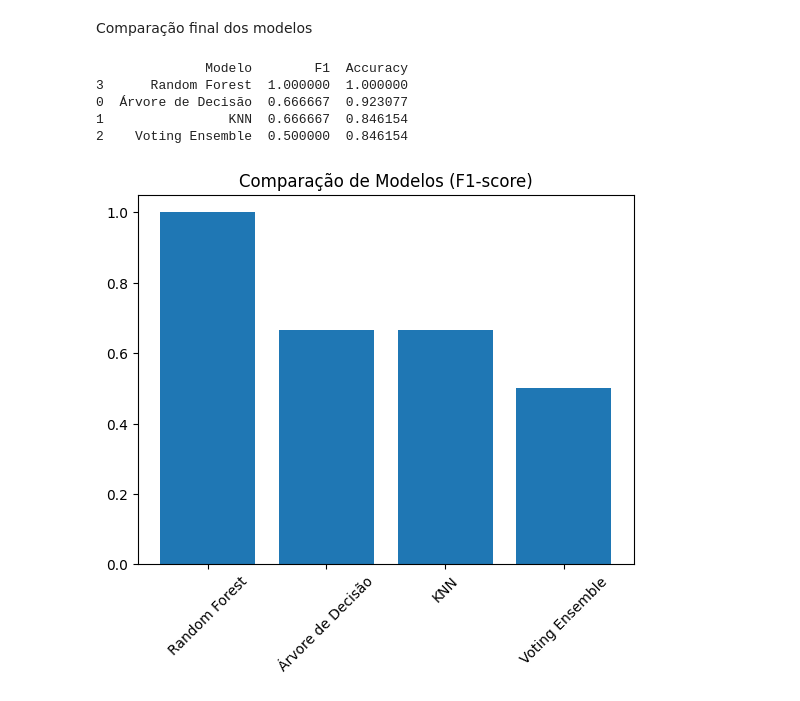
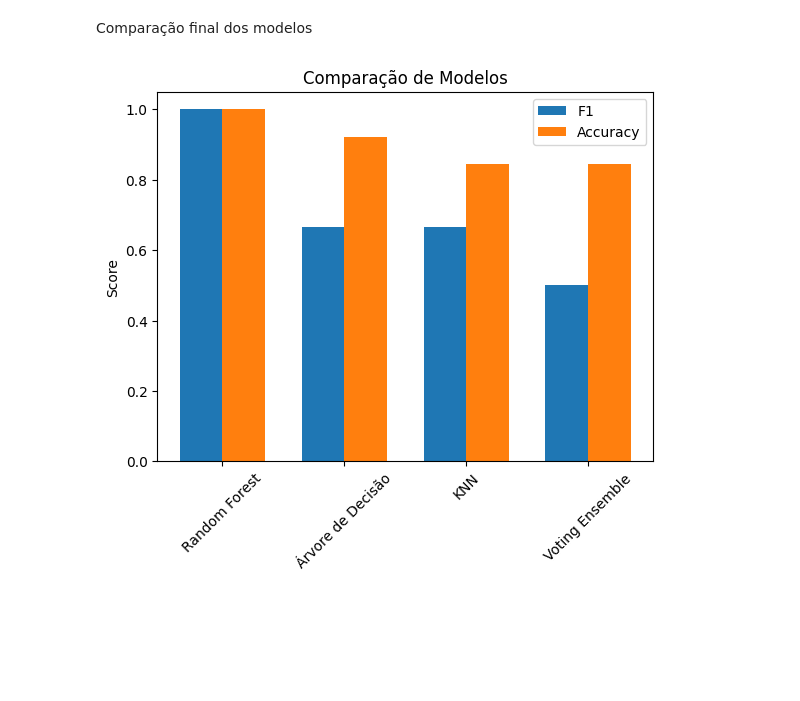
Before and after one commit to tcc-financial-crisis/clusterizacao, a Jupyter notebook: sprint1 copy.ipynb, the cells around one changed output. Saved outputs shown, nothing was run; the diff lists cells and outputs as text; code cells hidden in the pictures; blank space fills up the shorter version.

Commit message:
Changed comparation graphic

```diff
--- a/sprint1 copy.ipynb
+++ b/sprint1 copy.ipynb
@@ -320,20 +324,22 @@ weighted avg       1.00      1.00      1.00        13
 [figure]
 # %% [markdown]
 Comparação final dos modelos
-# %%
-df_resultados = pd.DataFrame(resultados).sort_values(by="F1", ascending=False)
-
-print(df_resultados)
-
-plt.figure()
-plt.bar(df_resultados["Modelo"], df_resultados["F1"])
-plt.title("Comparação de Modelos (F1-score)")
-plt.xticks(rotation=45)
-plt.show()
-# %% [output]
-              Modelo        F1  Accuracy
-3      Random Forest  1.000000  1.000000
-0  Árvore de Decisão  0.666667  0.923077
-1                KNN  0.666667  0.846154
-2    Voting Ensemble  0.500000  0.846154
-[figure, removed]
+# %%
+import numpy as np
+
+x = np.arange(len(df_resultados["Modelo"]))
+width = 0.35
+
+plt.figure()
+
+plt.bar(x - width/2, df_resultados["F1"], width, label="F1")
+plt.bar(x + width/2, df_resultados["Accuracy"], width, label="Accuracy")
+
+plt.xticks(x, df_resultados["Modelo"], rotation=45)
+plt.title("Comparação de Modelos")
+plt.ylabel("Score")
+plt.legend()
+
+plt.show()
+# %% [output]
+[figure, added]
```
Also changed, not shown: parts of 1 cell of this notebook.
